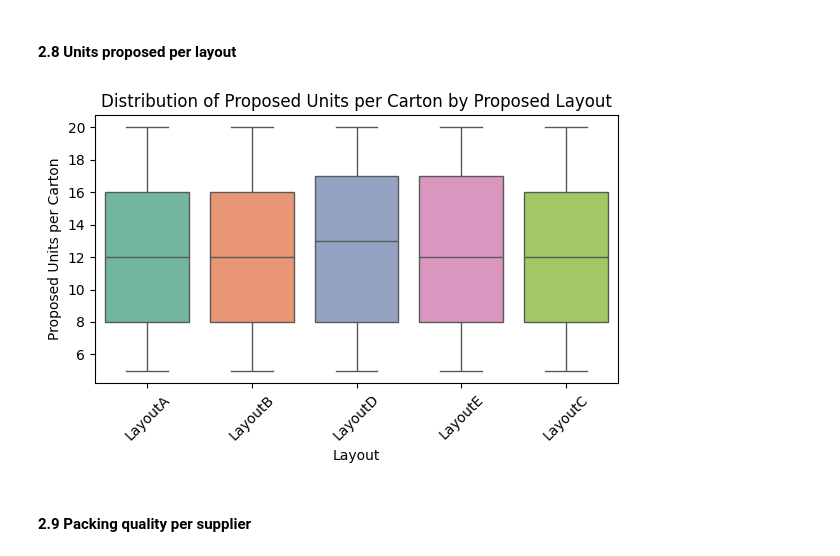
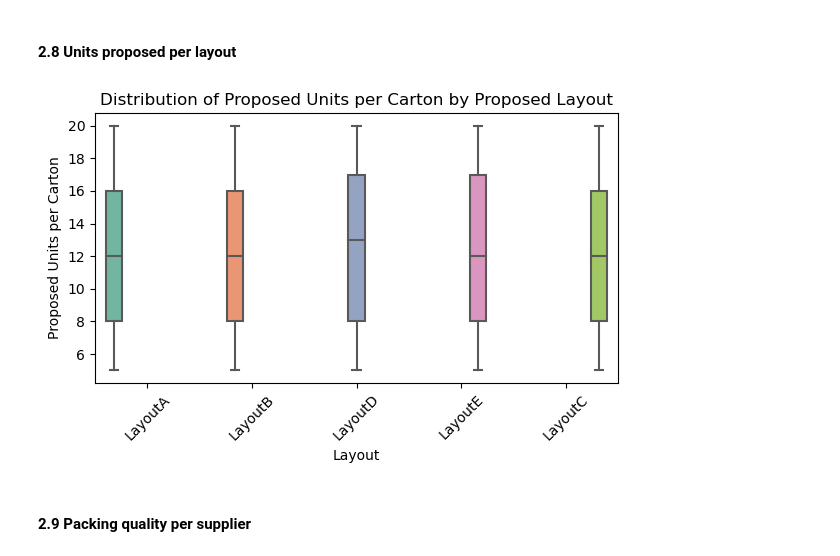
Before and after one commit to uligt/capstone, a Jupyter notebook: notebooks/3. Data analysis.ipynb, the cells around one changed output. Drawn from its saved outputs; the diff is of its cells as text; code cells hidden in the pictures.

```diff
--- a/notebooks/3. Data analysis.ipynb
+++ b/notebooks/3. Data analysis.ipynb
@@ -295,26 +296,29 @@ plt.show()
 # %%
 # Convert to pandas
 df_box = df_density_report.select(["ProposedLayout", "ProposedUnitsPerCarton"]).to_pandas()
 
 # Plot single boxplot
 plt.figure(figsize=(6, 4))
 sns.boxplot(
     x="ProposedLayout",
     y="ProposedUnitsPerCarton",
     data=df_box,
     hue="ProposedLayout",
-    palette="Set2",
-    legend=False
+    palette="Set2"
 )
+
+# Remove the legend explicitly if hue creates one automatically
+if plt.gca().get_legend() is not None:
+    plt.gca().get_legend().remove()
 
 plt.title("Distribution of Proposed Units per Carton by Proposed Layout")
 plt.xlabel("Layout")
 plt.ylabel("Proposed Units per Carton")
 plt.xticks(rotation=45)
 plt.tight_layout()
 plt.show()
 # %% [output]
-[figure, old version]
+[figure, new version]
 # %% [markdown]
 #### 2.9 Packing quality per supplier
 # %%
```
Also changed, not shown: parts of 25 cells of this notebook.
